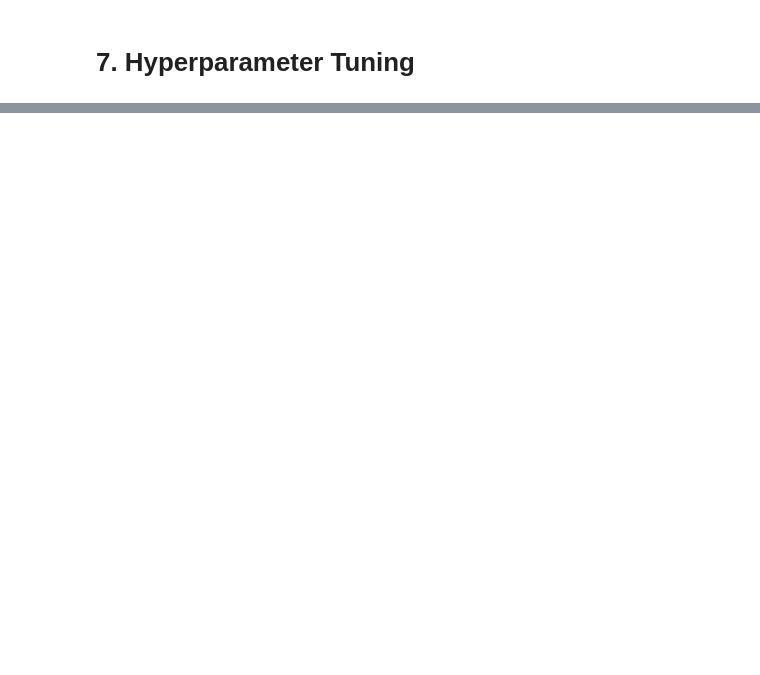
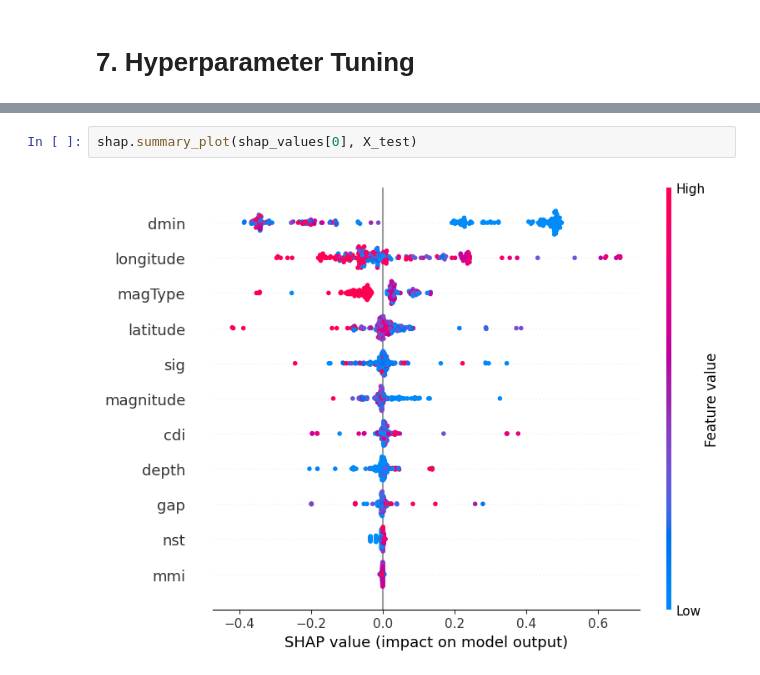
Before and after one commit to hopeiseverywhere/5002-final-proj, a Jupyter notebook: model.ipynb, the cells around one changed output, grey strips where cells are left out. Drawn from its saved outputs; the diff is of its cells as text; blank space fills up the shorter version.

```diff
--- a/model.ipynb
+++ b/model.ipynb
@@ -445,0 +458,4 @@ print(tuned.best_score_)
+# %%
+shap.summary_plot(shap_values[0], X_test)
+# %% [output]
+[figure, added]
```
Also changed, not shown: parts of 13 cells of this notebook, 1 other file.
